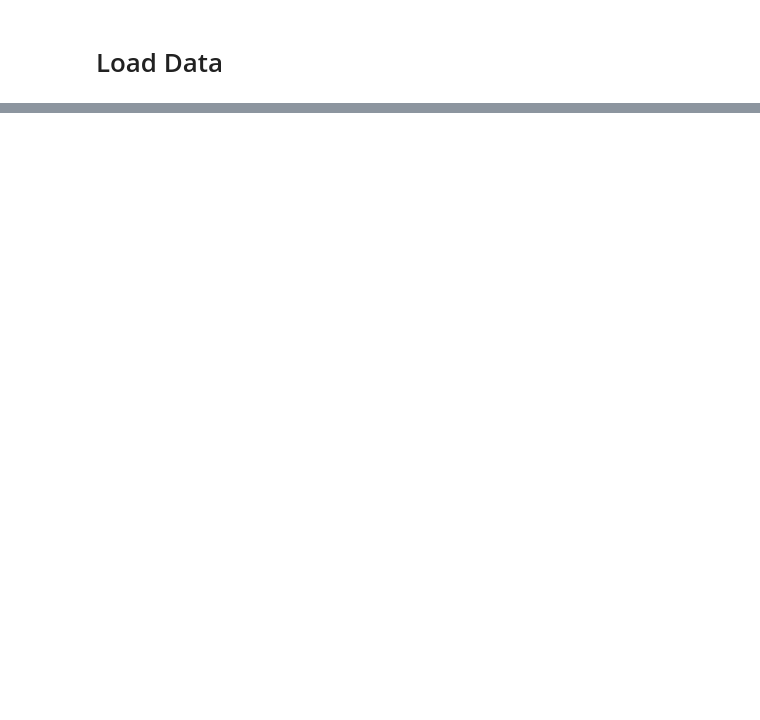
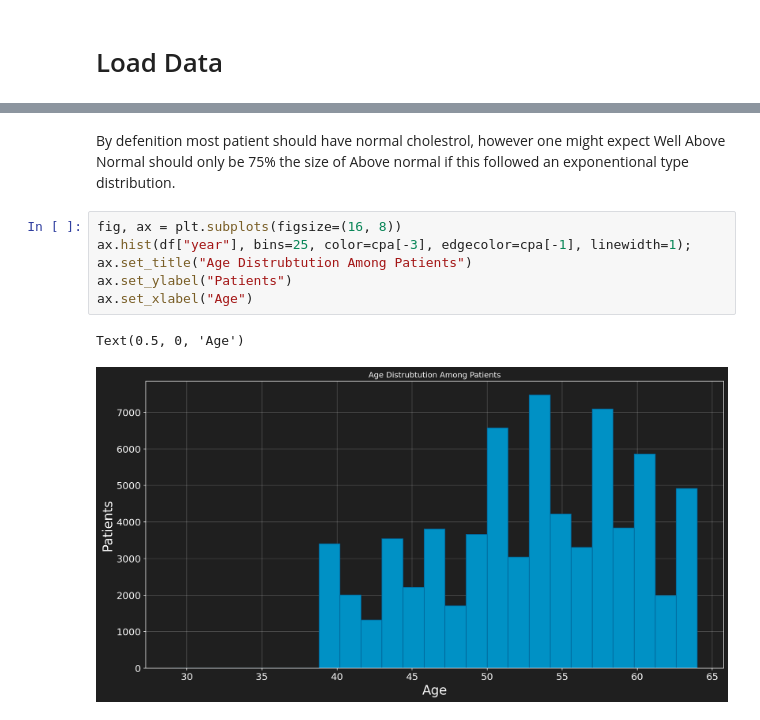
Before and after one commit to Adam-Teo/AT24-Machine-Learning-Adam-Teodorsson, a Jupyter notebook: Labb_1/main.ipynb, the cells around one changed output, grey strips where cells are left out. Drawn from its saved outputs; the diff is of its cells as text; blank space fills up the shorter version.

```diff
--- a/Labb_1/main.ipynb
+++ b/Labb_1/main.ipynb
@@ -24,0 +146,11 @@ df
+# %% [markdown]
+By defenition most patient should have normal cholestrol, however one might expect Well Above Normal should only be 75% the size of Above normal if this followed an exponentional type distribution.
+# %%
+fig, ax = plt.subplots(figsize=(16, 8))
+ax.hist(df["year"], bins=25, color=cpa[-3], edgecolor=cpa[-1], linewidth=1);
+ax.set_title("Age Distrubtution Among Patients")
+ax.set_ylabel("Patients")
+ax.set_xlabel("Age")
+# %% [output]
+Text(0.5, 0, 'Age')
+[figure, added]
```
Also changed, not shown: parts of 50 cells of this notebook, 3 other files.
